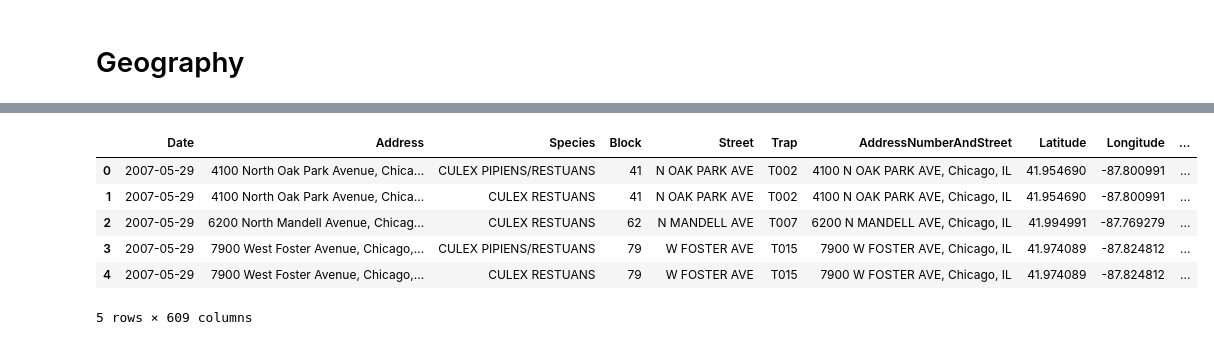
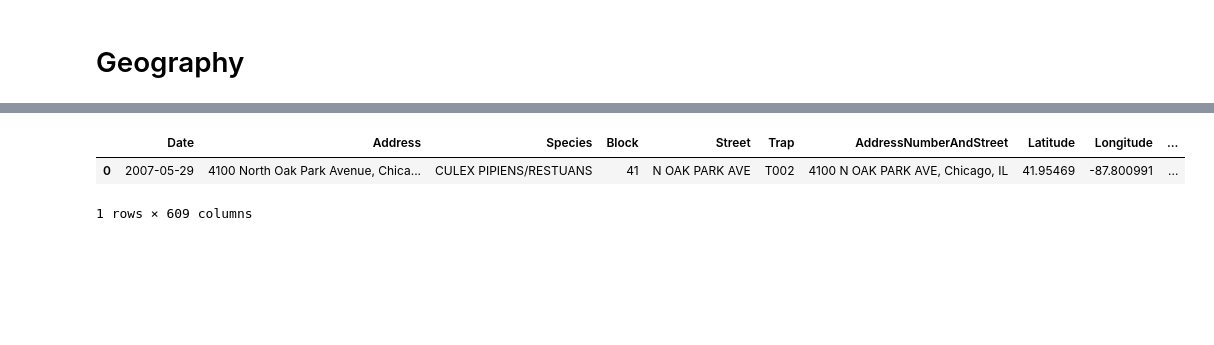
Before and after one commit to austinbrian/skeeter_patrol, a Jupyter notebook: code/MASTER_EDA.ipynb, the cells around one changed output, grey strips where cells are left out. Saved outputs shown, nothing was run; the diff lists cells and outputs as text; code cells hidden in the pictures; blank space fills up the shorter version.

```diff
--- a/code/MASTER_EDA.ipynb
+++ b/code/MASTER_EDA.ipynb
@@ -303,12 +259,8 @@ n_weather.head().T
 # %%
 train = pd.merge(train,n_weather,left_on=['Date','Weather_Station'],right_on=['Date','Station'])
 # %%
-train.head()
+train.head(1)
 # %% [output]
 |  | Date | Address | Species | Block | Street | Trap | AddressNumberAndStreet | Latitude | Longitude | ... |
-| 0 | 2007-05-29 | 4100 North Oak Park Avenue, Chica... | CULEX PIPIENS/RESTUANS | 41 | N OAK PARK AVE | T002 | 4100 N OAK PARK AVE, Chicago, IL | 41.954690 | -87.800991 | ... |
-| 1 | 2007-05-29 | 4100 North Oak Park Avenue, Chica... | CULEX RESTUANS | 41 | N OAK PARK AVE | T002 | 4100 N OAK PARK AVE, Chicago, IL | 41.954690 | -87.800991 | ... |
-| 2 | 2007-05-29 | 6200 North Mandell Avenue, Chicag... | CULEX RESTUANS | 62 | N MANDELL AVE | T007 | 6200 N MANDELL AVE, Chicago, IL | 41.994991 | -87.769279 | ... |
-| 3 | 2007-05-29 | 7900 West Foster Avenue, Chicago,... | CULEX PIPIENS/RESTUANS | 79 | W FOSTER AVE | T015 | 7900 W FOSTER AVE, Chicago, IL | 41.974089 | -87.824812 | ... |
-| 4 | 2007-05-29 | 7900 West Foster Avenue, Chicago,... | CULEX RESTUANS | 79 | W FOSTER AVE | T015 | 7900 W FOSTER AVE, Chicago, IL | 41.974089 | -87.824812 | ... |
+| 0 | 2007-05-29 | 4100 North Oak Park Avenue, Chica... | CULEX PIPIENS/RESTUANS | 41 | N OAK PARK AVE | T002 | 4100 N OAK PARK AVE, Chicago, IL | 41.95469 | -87.800991 | ... |
-5 rows × 609 columns
+1 rows × 609 columns
```
Also changed, not shown: parts of 18 cells of this notebook, 3 other files.
